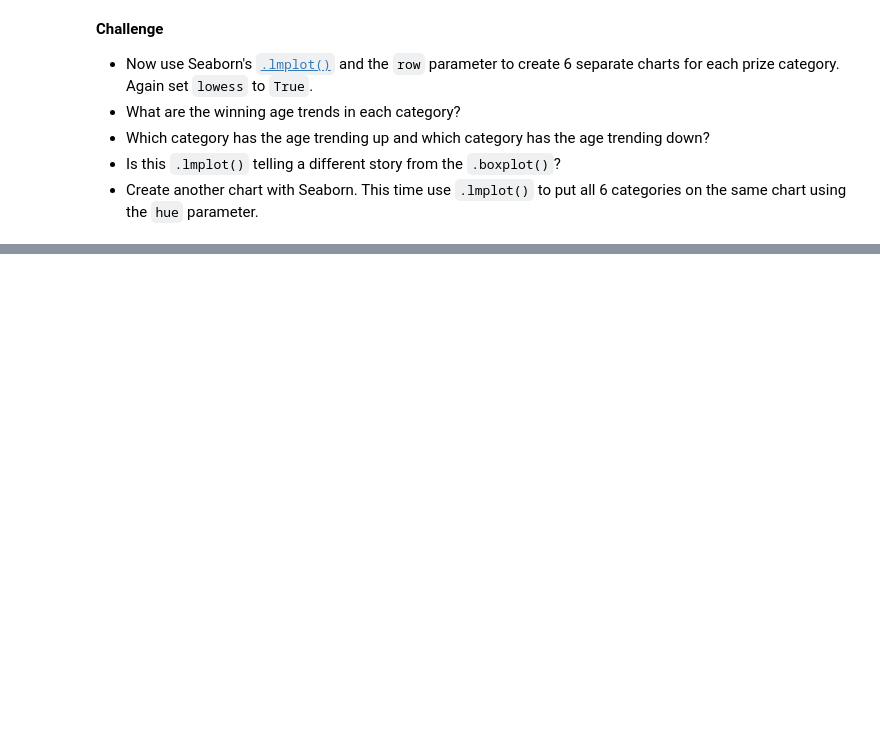
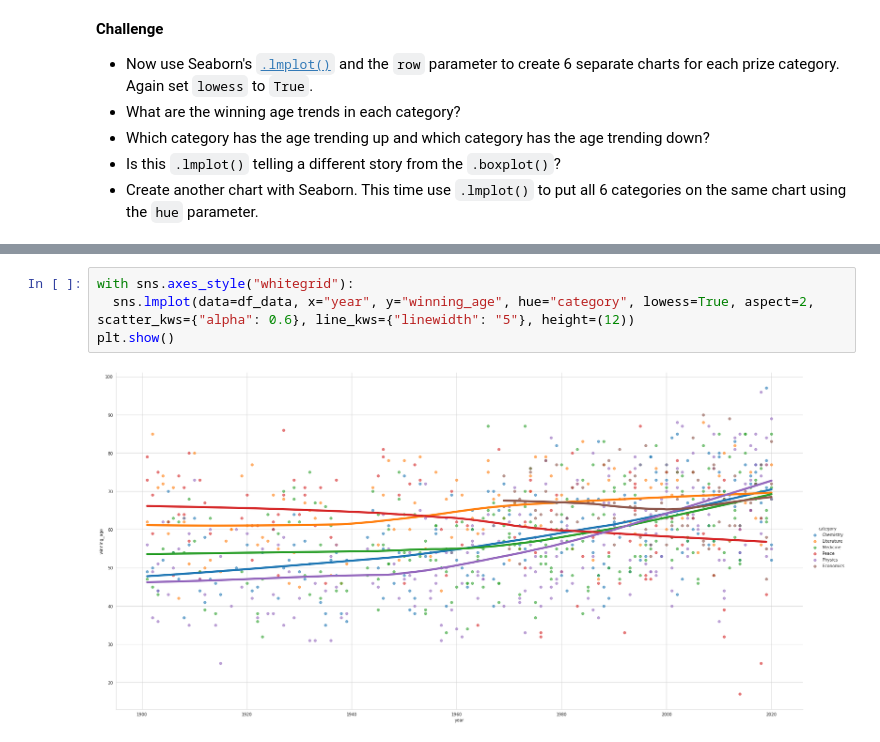
Before and after one commit to mjfr/Udemy-curso-2, a Jupyter notebook: Seção 78; Day 78 - Advanced - Analysing the Nobel Prize with Ploty, Matplotlib & Seaborn/Nobel_Prize_Analysis.ipynb, the cells around one changed output, grey strips where cells are left out. Cells and saved outputs as stored; diff of their text form; blank space fills up the shorter version.

```diff
--- a/Seção 78; Day 78 - Advanced - Analysing the Nobel Prize with Ploty, Matplotlib & Seaborn/Nobel_Prize_Analysis.ipynb
+++ b/Seção 78; Day 78 - Advanced - Analysing the Nobel Prize with Ploty, Matplotlib & Seaborn/Nobel_Prize_Analysis.ipynb
@@ -726,0 +769,6 @@ How does the age of laureates vary by category?
+# %%
+with sns.axes_style("whitegrid"):
+  sns.lmplot(data=df_data, x="year", y="winning_age", hue="category", lowess=True, aspect=2, scatter_kws={"alpha": 0.6}, line_kws={"linewidth": "5"}, height=(12))
+plt.show()
+# %% [output]
+[figure, added]
```
Also changed, not shown: parts of 9 cells of this notebook.
